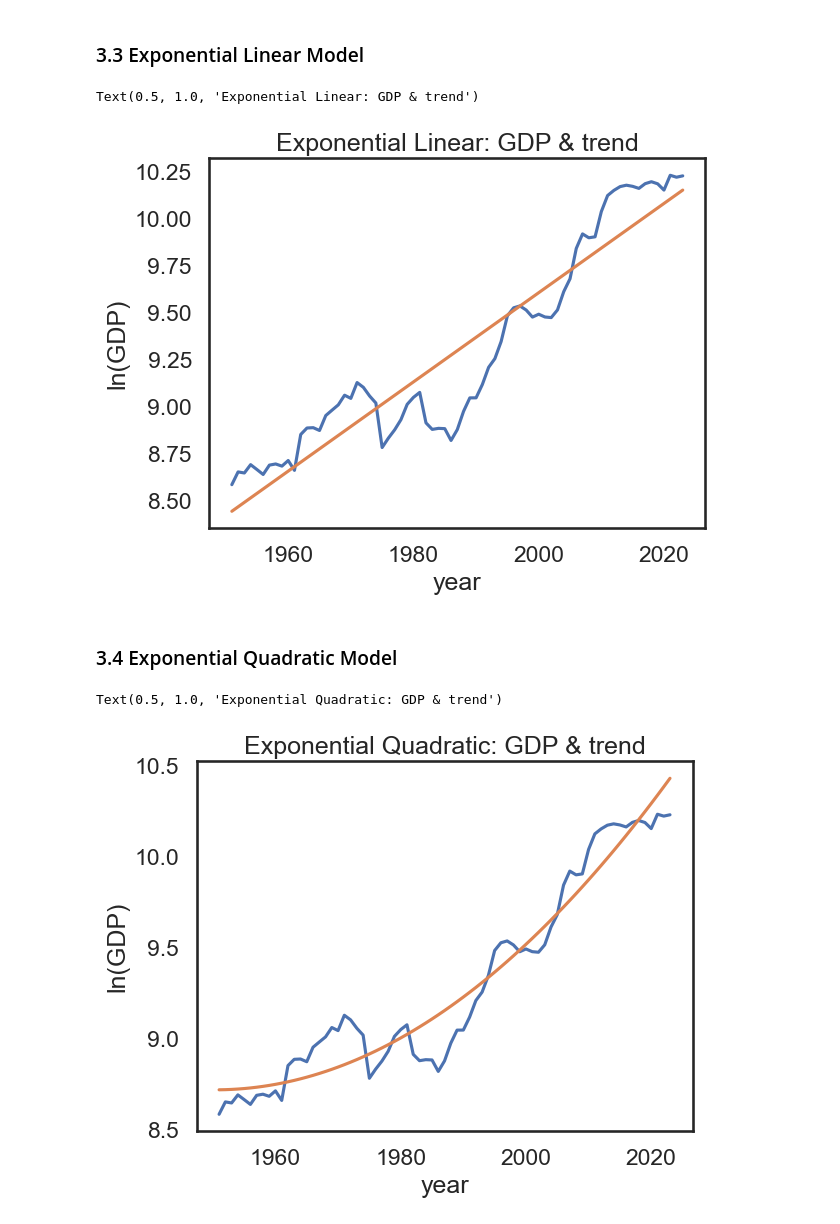
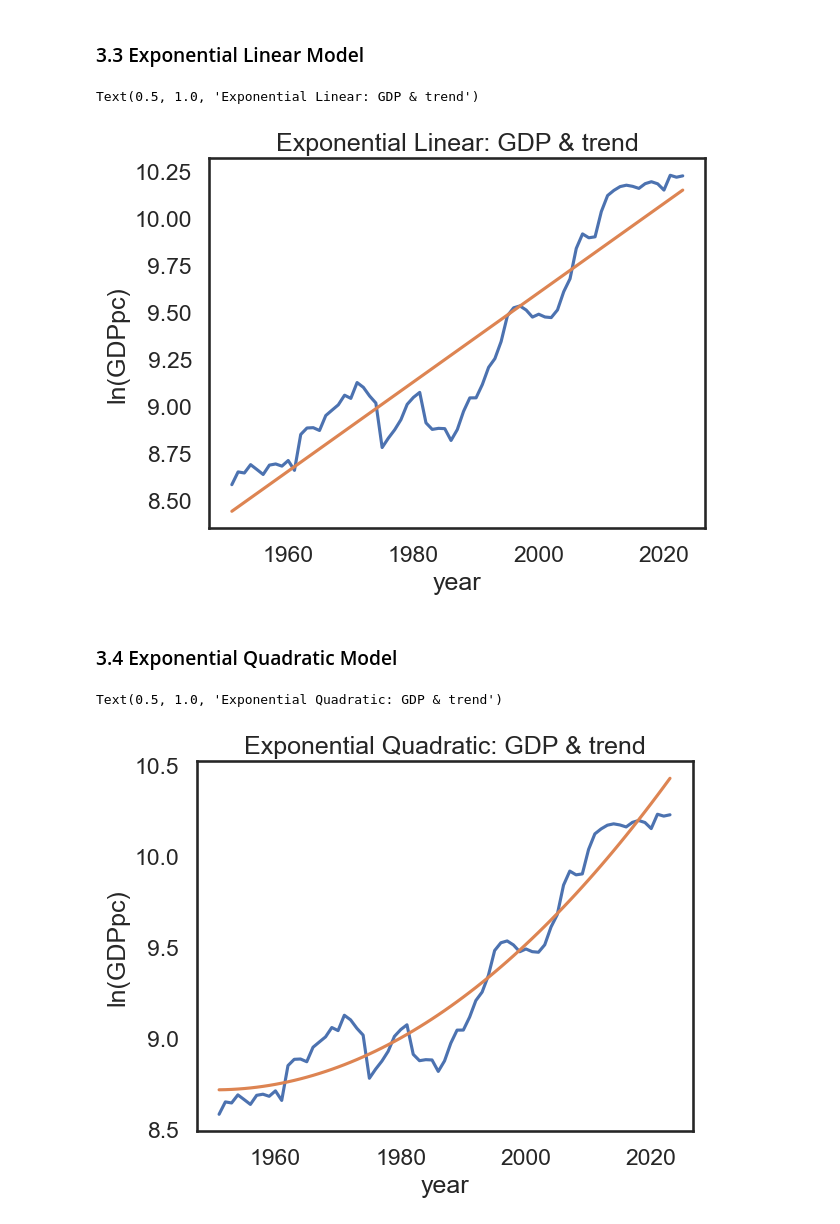
Before and after one commit to IcarusBai/EC2B1_Coursework, a Jupyter notebook: EC2B1_Coursework_Program.ipynb, the cells around one changed output. Drawn from its saved outputs; the diff is of its cells as text; code cells hidden in the pictures.

```diff
--- a/EC2B1_Coursework_Program.ipynb
+++ b/EC2B1_Coursework_Program.ipynb
@@ -120,18 +124,18 @@ Text(0.5, 1.0, 'Linear Additive: GDP & trend')
 # %% [markdown]
 ### 3.2 Additive Quadratic Model
 # %%
-# Model: Yt = a + bt + ct^2
-a_add_qua, b_add_qua, c_add_qua = get_regression_coefs(Y, x1, x2, x3)
+# Model: yt = a + bt + ct^2
+a_add_qua, b_add_qua, c_add_qua = get_regression_coefs(y, x1, x2, x3)
 # %%
 # Initialise predicted values yhat
-Yhat_add_qua= np.empty(T_all)
+yhat_add_qua= np.empty(T_all)
 
 # Create loop to compute trend for all years
 for t in range(T_all):
-    Yhat_add_qua[t] = a_add_qua + b_add_qua * (t + 1) + c_add_qua * (t + 1)**2
+    yhat_add_qua[t] = a_add_qua + b_add_qua * (t + 1) + c_add_qua * (t + 1)**2
 
 # Let us convert into log-units
-yhat_add_qua = np.log(Yhat_add_qua)
+lgyhat_add_qua = np.log(yhat_add_qua)
 # %%
 lw = 4
 plt.figure()
@@ -152,32 +156,32 @@ Text(0.5, 1.0, 'Additive Quadratic: GDP & trend')
 # %% [markdown]
 ### 3.3  Exponential  Linear Model
 # %%
-# Model: log(Yt) = a + bt (y = log(Y))
-a_exp_lin, b_exp_lin = get_regression_coefs(y, x1, x2)
+# Model: log(yt) = a + bt
+a_exp_lin, b_exp_lin = get_regression_coefs(lgy, x1, x2)
 # %%
 # Initialise predicted values yhat
-yhat_exp_lin = np.empty(T_all)
+lgyhat_exp_lin = np.empty(T_all)
 
 # Create loop to compute trend for all years
 for t in range(T_all):
-    yhat_exp_lin[t] = a_exp_lin + b_exp_lin * (t + 1)
+    lgyhat_exp_lin[t] = a_exp_lin + b_exp_lin * (t + 1)
 # %%
 lw = 4
 plt.figure()
 #one could add options such as a particular size and use instead
 #plt.figure(figsize=(7, 5))
 plt.plot(data_Chile['year'],np.log(data_Chile['rgdpe_pc']))
-plt.plot(data_Chile['year'],yhat_exp_lin)
+plt.plot(data_Chile['year'],lgyhat_exp_lin)
 
 #labels
 plt.xlabel("year")
-plt.ylabel("ln(GDP)")
+plt.ylabel("ln(GDPpc)")
 
 #title
 plt.title("Exponential Linear: GDP & trend")
 # %% [output]
 Text(0.5, 1.0, 'Exponential Linear: GDP & trend')
-[figure, old version]
+[figure, new version]
 # %% [markdown]
 ### 3.4 Exponential Quadratic Model
 # %%
@@ -196,14 +200,14 @@ plt.figure()
 #one could add options such as a particular size and use instead
 #plt.figure(figsize=(7, 5))
 plt.plot(data_Chile['year'],np.log(data_Chile['rgdpe_pc']))
-plt.plot(data_Chile['year'],yhat_exp_qua)
+plt.plot(data_Chile['year'],lgyhat_exp_qua)
 
 #labels
 plt.xlabel("year")
-plt.ylabel("ln(GDP)")
+plt.ylabel("ln(GDPpc)")
 
 #title
 plt.title("Exponential Quadratic: GDP & trend")
 # %% [output]
 Text(0.5, 1.0, 'Exponential Quadratic: GDP & trend')
-[figure, old version]
+[figure, new version]
```
Also changed, not shown: parts of 21 cells of this notebook.
